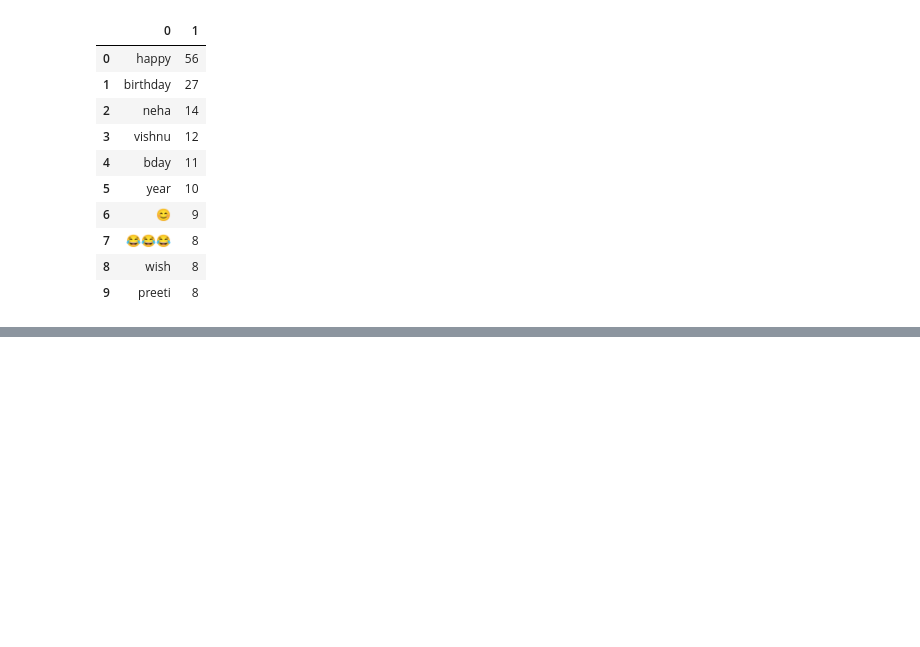
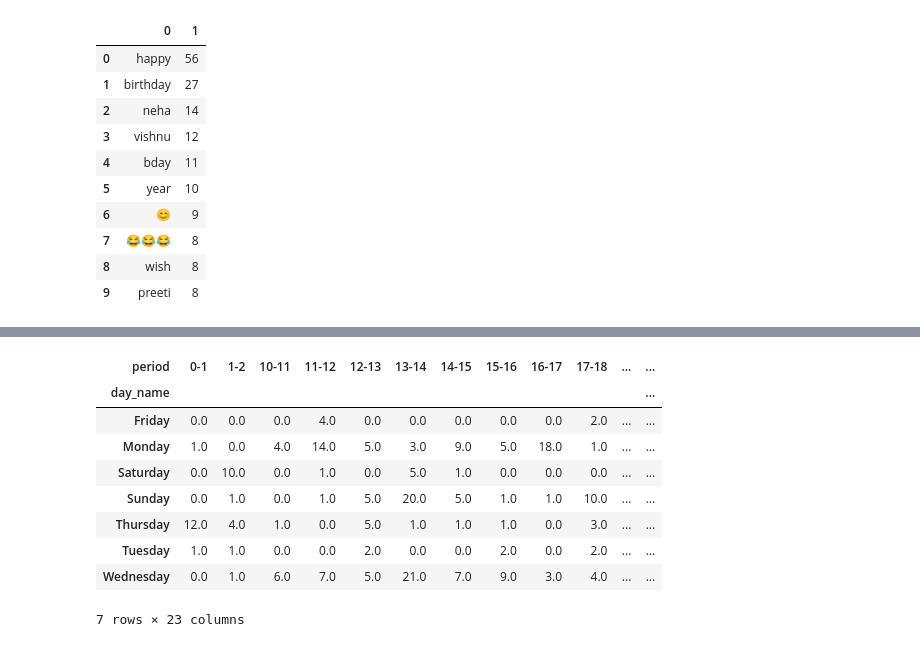
Before and after one commit to sudeepSubedi01/whatsapp-chat-analysis, a Jupyter notebook: chat-analyzer.ipynb, the cells around one changed output, grey strips where cells are left out. Drawn from its saved outputs; the diff is of its cells as text; code cells hidden in the pictures; blank space fills up the shorter version.

```diff
--- a/chat-analyzer.ipynb
+++ b/chat-analyzer.ipynb
@@ -448,0 +637,13 @@ pd.DataFrame(Counter(words).most_common(10))
+# %%
+df.pivot_table(index='day_name',columns='period', values='message', aggfunc='count').fillna(0)
+# %% [output]
+| period | 0-1 | 1-2 | 10-11 | 11-12 | 12-13 | 13-14 | 14-15 | 15-16 | 16-17 | 17-18 | ... | ... |
+| day_name |  |  |  |  |  |  |  |  |  |  |  | ... |
+| Friday | 0.0 | 0.0 | 0.0 | 4.0 | 0.0 | 0.0 | 0.0 | 0.0 | 0.0 | 2.0 | ... | ... |
+| Monday | 1.0 | 0.0 | 4.0 | 14.0 | 5.0 | 3.0 | 9.0 | 5.0 | 18.0 | 1.0 | ... | ... |
+| Saturday | 0.0 | 10.0 | 0.0 | 1.0 | 0.0 | 5.0 | 1.0 | 0.0 | 0.0 | 0.0 | ... | ... |
+| Sunday | 0.0 | 1.0 | 0.0 | 1.0 | 5.0 | 20.0 | 5.0 | 1.0 | 1.0 | 10.0 | ... | ... |
+| Thursday | 12.0 | 4.0 | 1.0 | 0.0 | 5.0 | 1.0 | 1.0 | 1.0 | 0.0 | 3.0 | ... | ... |
+| Tuesday | 1.0 | 1.0 | 0.0 | 0.0 | 2.0 | 0.0 | 0.0 | 2.0 | 0.0 | 2.0 | ... | ... |
+| Wednesday | 0.0 | 1.0 | 6.0 | 7.0 | 5.0 | 21.0 | 7.0 | 9.0 | 3.0 | 4.0 | ... | ... |
+7 rows × 23 columns
```
Also changed, not shown: parts of 30 cells of this notebook, 4 other files.
